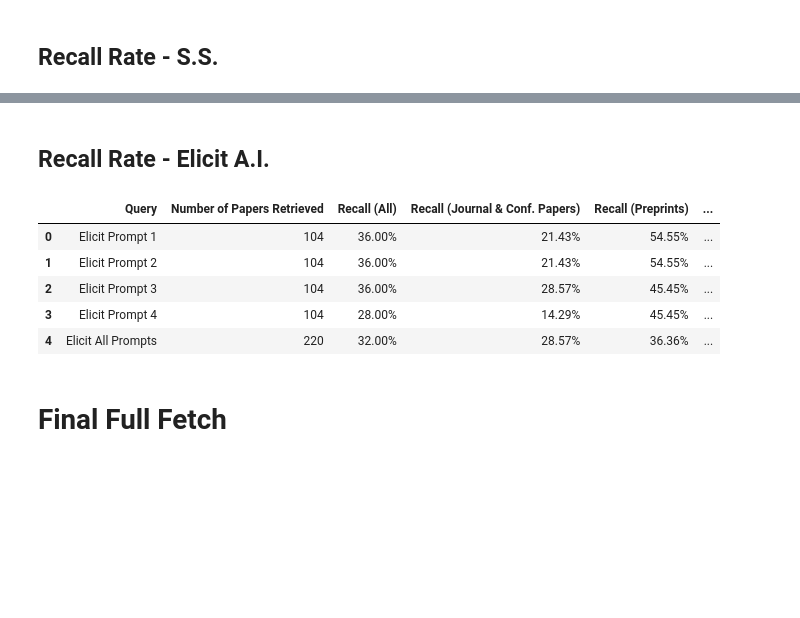
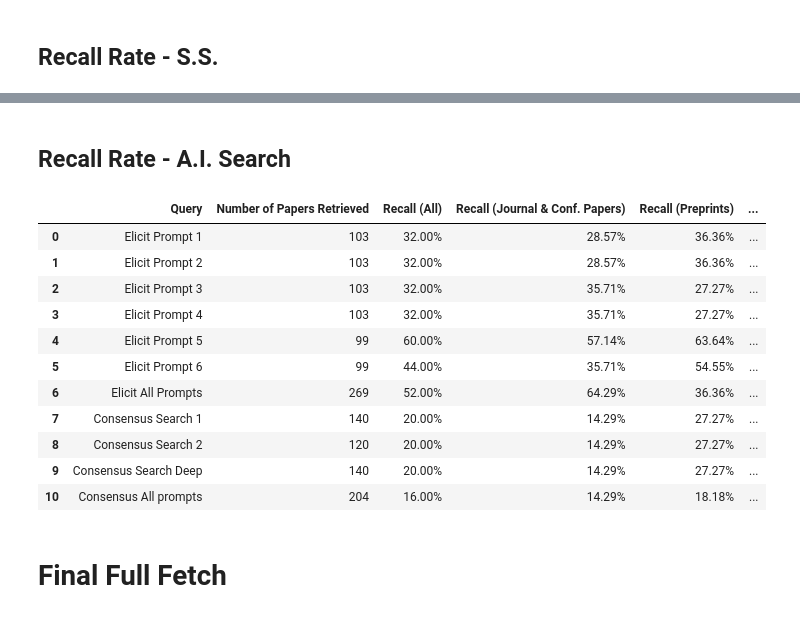
Before and after one commit to haoting-chan/AIRESIL, a Jupyter notebook: Database_extraction.ipynb, the cells around one changed output, grey strips where cells are left out. Saved outputs shown, nothing was run; the diff lists cells and outputs as text; code cells hidden in the pictures; blank space fills up the shorter version.

```diff
--- a/Database_extraction.ipynb
+++ b/Database_extraction.ipynb
@@ -696,0 +701,7 @@ No. of Rows of df_SS_llm_survey_simC_filtered: 688
+# %%
+df_Consensus1 = ris_to_dataframe("data/Consensus_search1.ris")
+df_Consensus2 = ris_to_dataframe("data/Consensus_search2.ris")
+df_Consensus3 = ris_to_dataframe("data/Consensus_searchDeep.ris")
+
+df_Consensus = pd.concat([df_Consensus1, df_Consensus2, df_Consensus3],
+                      ignore_index=True).drop_duplicates(subset=["doi"]).reset_index(drop=True)
@@ -713,3 +726,33 @@ df_Elicit = pd.concat([df_Elicit1, df_Elicit2, df_Elicit3, df_Elicit4], ignore_i
+# %%
+# Load Elicit ris file and convert to DataFrame
+def ris_to_dataframe(ris_file_path: str) -> pd.DataFrame:
+    with open(ris_file_path, 'r', encoding='utf-8') as file:
+        ris_entries = rispy.load(file)
+
+    # Convert list of dicts to DataFrame
+    df = pd.DataFrame(ris_entries)
+    return df
+
+df_Elicit1 = ris_to_dataframe("data/Elicit prompt1.ris")
+df_Elicit2 = ris_to_dataframe("data/Elicit prompt2.ris")
+df_Elicit3 = ris_to_dataframe("data/Elicit prompt3.ris")
+df_Elicit4 = ris_to_dataframe("data/Elicit prompt4.ris")
+df_Elicit5 = ris_to_dataframe("data/Elicit prompt5.ris")
+df_Elicit6 = ris_to_dataframe("data/Elicit prompt6.ris")
+
+df_Elicit = pd.concat([df_Elicit1, df_Elicit2, df_Elicit3, df_Elicit4, df_Elicit5, df_Elicit6],
+                      ignore_index=True).drop_duplicates(subset=["doi"]).reset_index(drop=True)
+# %%
+# Clean df_Elicit
+def clean_authors(authors_list):
+    if isinstance(authors_list, list):
+        return "; ".join(authors_list)
+    return ""
+
+df_Elicit["authors"] = df_Elicit["authors"].apply(clean_authors)
+df_Elicit = df_Elicit[["title", "authors", "year", "abstract","doi", "type_of_reference"]]
+
+df_Elicit.to_csv("results/df_Elicit_all_prompts.csv", index=False)
 # %% [markdown]
 ## AI Search: Perplexity
 # %%
@@ -1178,26 +1257,38 @@ recall_table
 | 16 | LLM and SimulationB and Methods | 329 | 40.91% | 81.82% | 0.00% | ... |
 | 17 | LLM and SimulationC and Methods | 1406 | 27.27% | 54.55% | 0.00% | ... |
 # %% [markdown]
-## Recall Rate - Elicit A.I.
+## Recall Rate - A.I. Search
 # %%
 elicit_recall_results = {
     "Elicit Prompt 1": calc_recall_with_missing(df_Elicit1),
     "Elicit Prompt 2": calc_recall_with_missing(df_Elicit2),
     "Elicit Prompt 3": calc_recall_with_missing(df_Elicit3),
     "Elicit Prompt 4": calc_recall_with_missing(df_Elicit4),
+    "Elicit Prompt 5": calc_recall_with_missing(df_Elicit5),
+    "Elicit Prompt 6": calc_recall_with_missing(df_Elicit6),
     "Elicit All Prompts": calc_recall_with_missing(df_Elicit),
+    "Consensus Search 1": calc_recall_with_missing(df_Consensus1),
+    "Consensus Search 2": calc_recall_with_missing(df_Consensus2),
+    "Consensus Search Deep": calc_recall_with_missing(df_Consensus3),
+    "Consensus All prompts": calc_recall_with_missing(df_Consensus),
 }
 
 recall_table_Elicit = pd.concat(elicit_recall_results.values(),
                                 keys=elicit_recall_results.keys()).reset_index(level=1, drop=True).reset_index().rename(columns={"index": "Query"})
 recall_table_Elicit
 # %% [output]
 |  | Query | Number of Papers Retrieved | Recall (All) | Recall (Journal & Conf. Papers) | Recall (Preprints) | ... |
-| 0 | Elicit Prompt 1 | 104 | 36.00% | 21.43% | 54.55% | ... |
-| 1 | Elicit Prompt 2 | 104 | 36.00% | 21.43% | 54.55% | ... |
-| 2 | Elicit Prompt 3 | 104 | 36.00% | 28.57% | 45.45% | ... |
-| 3 | Elicit Prompt 4 | 104 | 28.00% | 14.29% | 45.45% | ... |
-| 4 | Elicit All Prompts | 220 | 32.00% | 28.57% | 36.36% | ... |
+| 0 | Elicit Prompt 1 | 103 | 32.00% | 28.57% | 36.36% | ... |
+| 1 | Elicit Prompt 2 | 103 | 32.00% | 28.57% | 36.36% | ... |
+| 2 | Elicit Prompt 3 | 103 | 32.00% | 35.71% | 27.27% | ... |
+| 3 | Elicit Prompt 4 | 103 | 32.00% | 35.71% | 27.27% | ... |
+| 4 | Elicit Prompt 5 | 99 | 60.00% | 57.14% | 63.64% | ... |
+| 5 | Elicit Prompt 6 | 99 | 44.00% | 35.71% | 54.55% | ... |
+| 6 | Elicit All Prompts | 269 | 52.00% | 64.29% | 36.36% | ... |
+| 7 | Consensus Search 1 | 140 | 20.00% | 14.29% | 27.27% | ... |
+| 8 | Consensus Search 2 | 120 | 20.00% | 14.29% | 27.27% | ... |
+| 9 | Consensus Search Deep | 140 | 20.00% | 14.29% | 27.27% | ... |
+| 10 | Consensus All prompts | 204 | 16.00% | 14.29% | 18.18% | ... |
 # %% [markdown]
 # Final Full Fetch
 # %%
```
Also changed, not shown: parts of 24 cells of this notebook, 6 other files.
